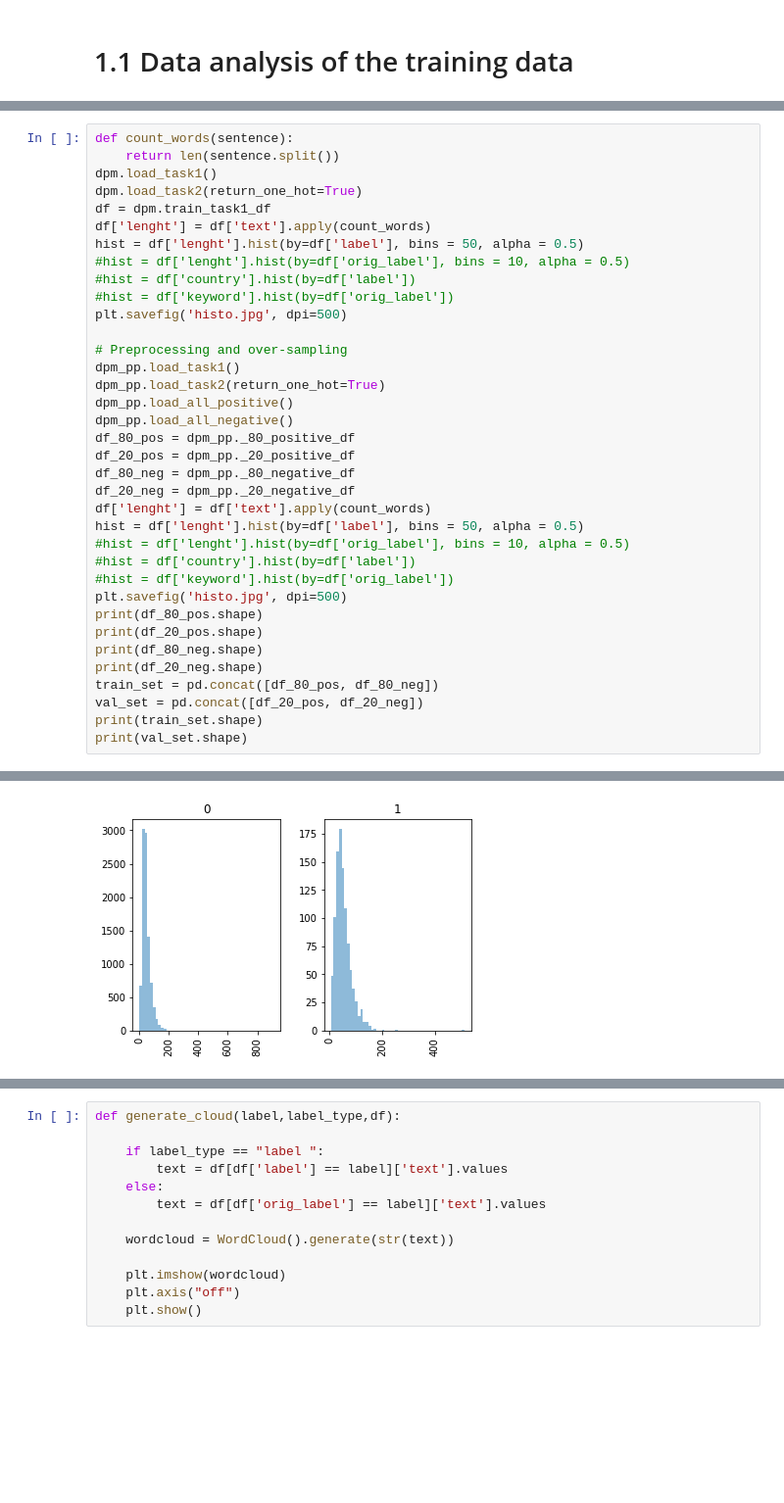
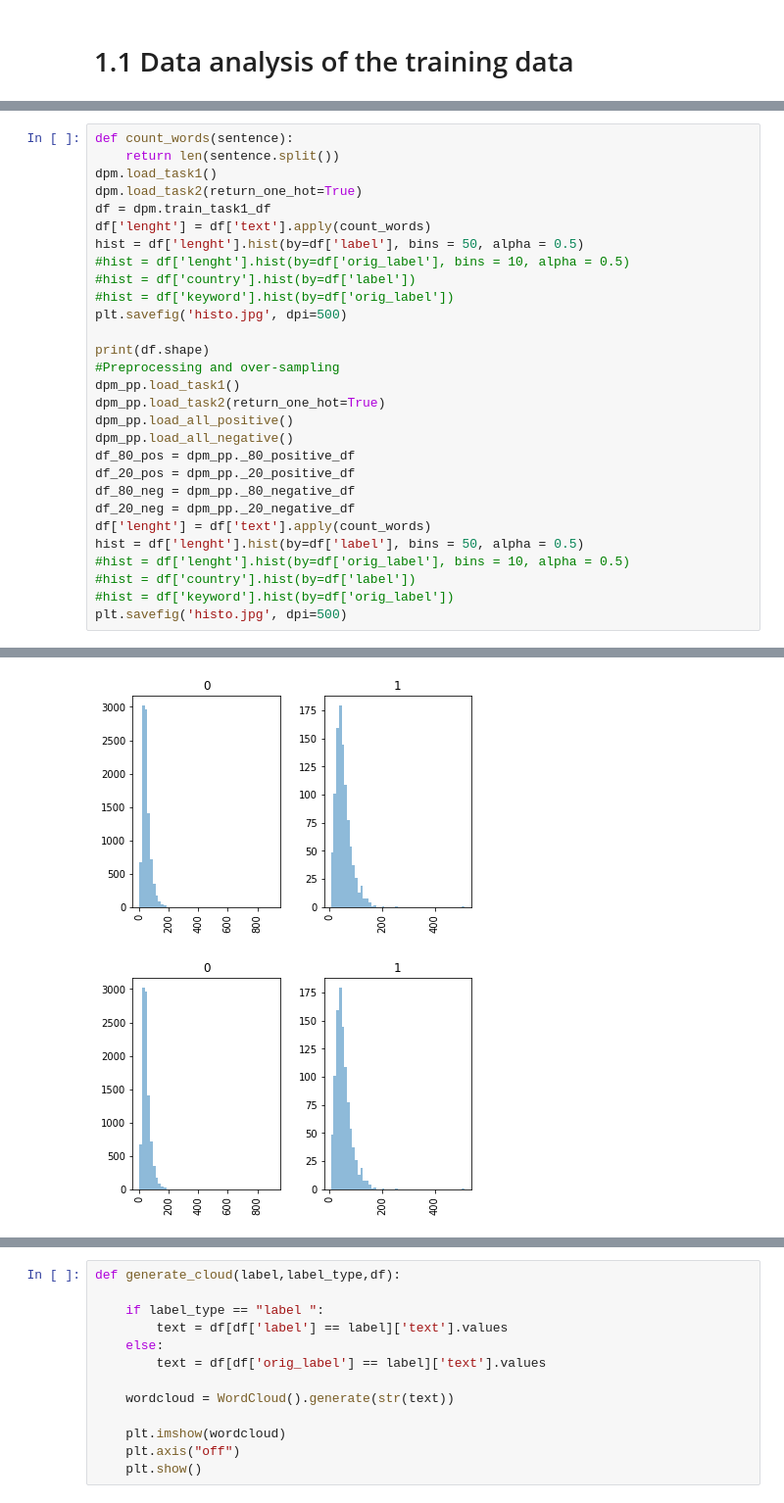
Before and after one commit to 772435284/NLP_CW, a Jupyter notebook: NLP_CW/NLP_CW.ipynb, the cells around one changed output, grey strips where cells are left out. Shown: that part at 98% size. Drawn from its saved outputs; the diff is of its cells as text; blank space fills up the shorter version.

Commit message:
update: over-sampling data

```diff
--- a/NLP_CW/NLP_CW.ipynb
+++ b/NLP_CW/NLP_CW.ipynb
@@ -99,7 +98,8 @@ hist = df['lenght'].hist(by=df['label'], bins = 50, alpha = 0.5)
 #hist = df['keyword'].hist(by=df['orig_label'])
 plt.savefig('histo.jpg', dpi=500)
 
-# Preprocessing and over-sampling
+print(df.shape)
+#Preprocessing and over-sampling
 dpm_pp.load_task1()
 dpm_pp.load_task2(return_one_hot=True)
 dpm_pp.load_all_positive()
@@ -114,14 +114,6 @@ hist = df['lenght'].hist(by=df['label'], bins = 50, alpha = 0.5)
 #hist = df['country'].hist(by=df['label'])
 #hist = df['keyword'].hist(by=df['orig_label'])
 plt.savefig('histo.jpg', dpi=500)
-print(df_80_pos.shape)
-print(df_20_pos.shape)
-print(df_80_neg.shape)
-print(df_20_neg.shape)
-train_set = pd.concat([df_80_pos, df_80_neg])
-val_set = pd.concat([df_20_pos, df_20_neg])
-print(train_set.shape)
-print(val_set.shape)
 # %% [output]
 Map of label to numerical label:
 {'Unbalanced_power_relations': 0, 'Shallow_solution': 1, 'Presupposition': 2, 'Authority_voice': 3, 'Metaphors': 4, 'Compassion': 5, 'The_poorer_the_merrier': 6}
@@ -128 +123,2 @@ Map of label to numerical label:
 [figure]
+[figure, added]
```
Also changed, not shown: parts of 16 cells of this notebook, 1 other file.
